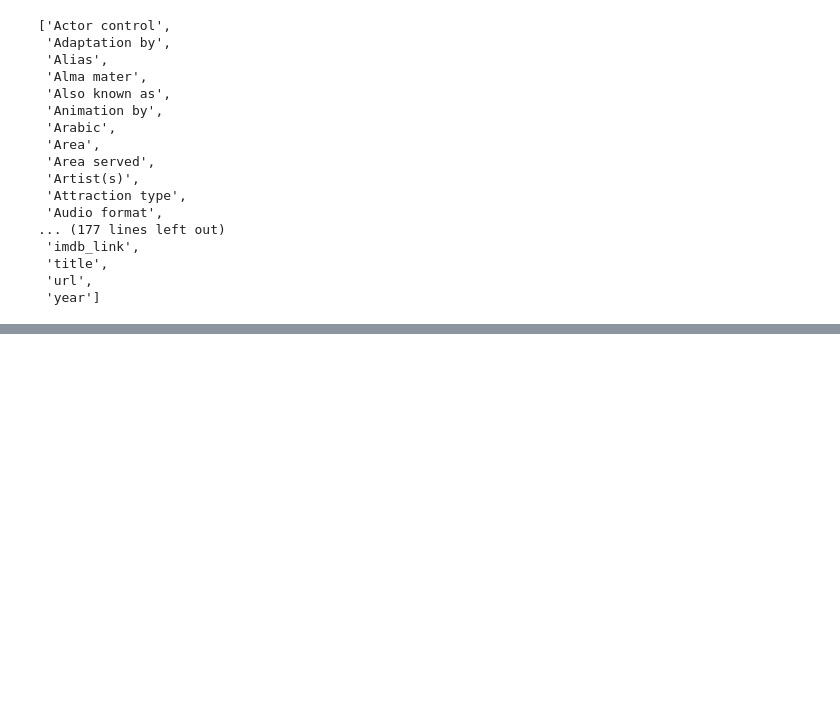
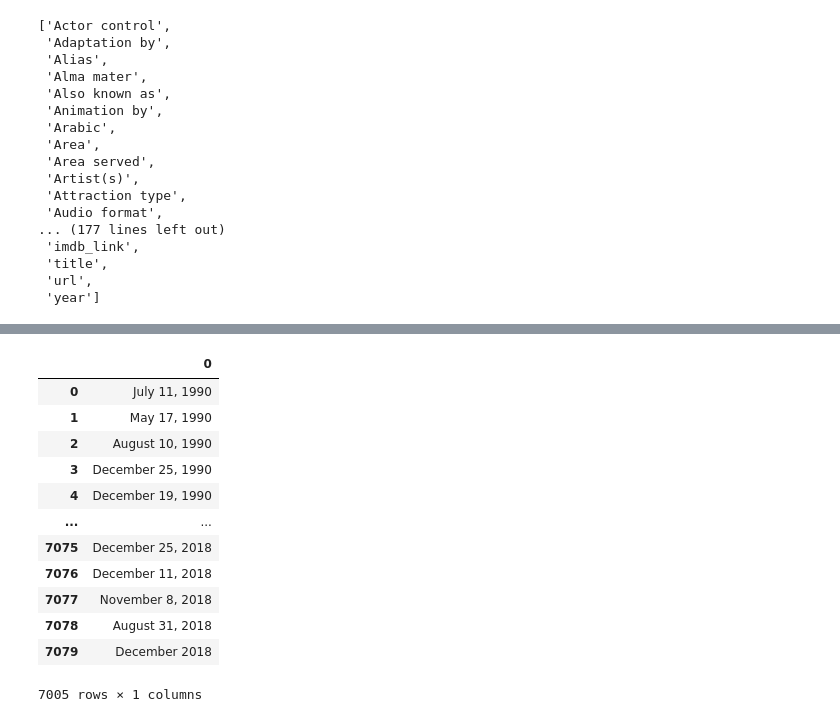
Before and after one commit to speddings/Movies-ETL, a Jupyter notebook: movies_etl.ipynb, the cells around one changed output, grey strips where cells are left out. Drawn from its saved outputs; the diff is of its cells as text; code cells hidden in the pictures; blank space fills up the shorter version.

```diff
--- a/movies_etl.ipynb
+++ b/movies_etl.ipynb
@@ -313,0 +744,4 @@ sorted(wiki_movies_df.columns.tolist())
+# %%
+# remove the citation refs ([4])
+budget = budget.str.replace(r'\[\d+\]\s*', '')
+budget[~matches_form_one & ~matches_form_two]
@@ -313,0 +766,4 @@ sorted(wiki_movies_df.columns.tolist())
+# %%
+# parse the data into a new column
+wiki_movies_df['budget'] = budget.str.extract(f'({form_one}|{form_two})', flags=re.IGNORECASE)[0].apply(parse_dollars)
+wiki_movies_df['budget']
@@ -313,0 +801,17 @@ sorted(wiki_movies_df.columns.tolist())
+# %%
+# extract the dates
+release_date.str.extract(f'({date_form_one}|{date_form_two}|{date_form_three}|{date_form_four})', flags=re.IGNORECASE)
+# %% [output]
+|  | 0 |
+| 0 | July 11, 1990 |
+| 1 | May 17, 1990 |
+| 2 | August 10, 1990 |
+| 3 | December 25, 1990 |
+| 4 | December 19, 1990 |
+| ... | ... |
+| 7075 | December 25, 2018 |
+| 7076 | December 11, 2018 |
+| 7077 | November 8, 2018 |
+| 7078 | August 31, 2018 |
+| 7079 | December 2018 |
+7005 rows × 1 columns
```
Also changed, not shown: parts of 72 cells of this notebook.
